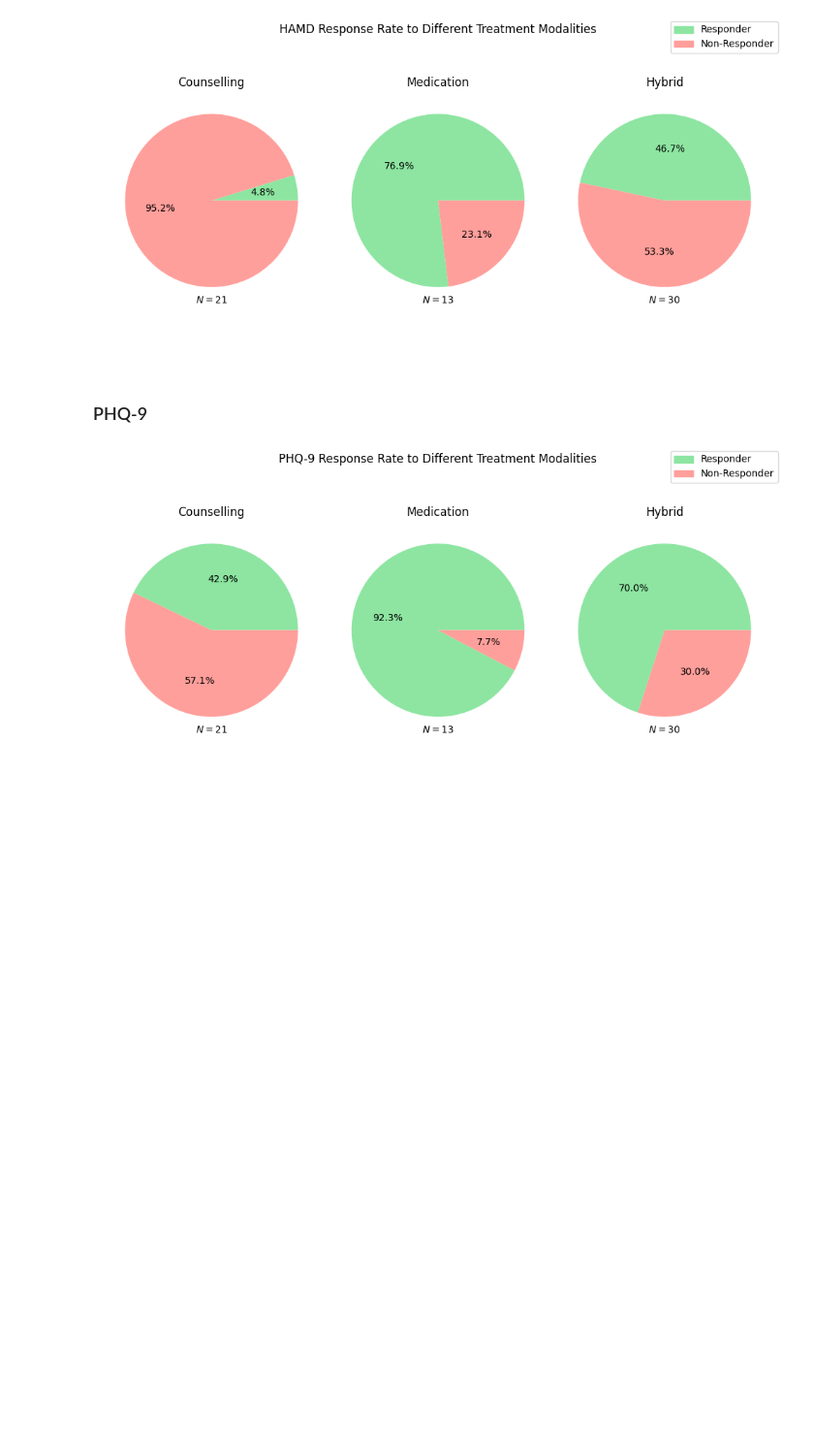
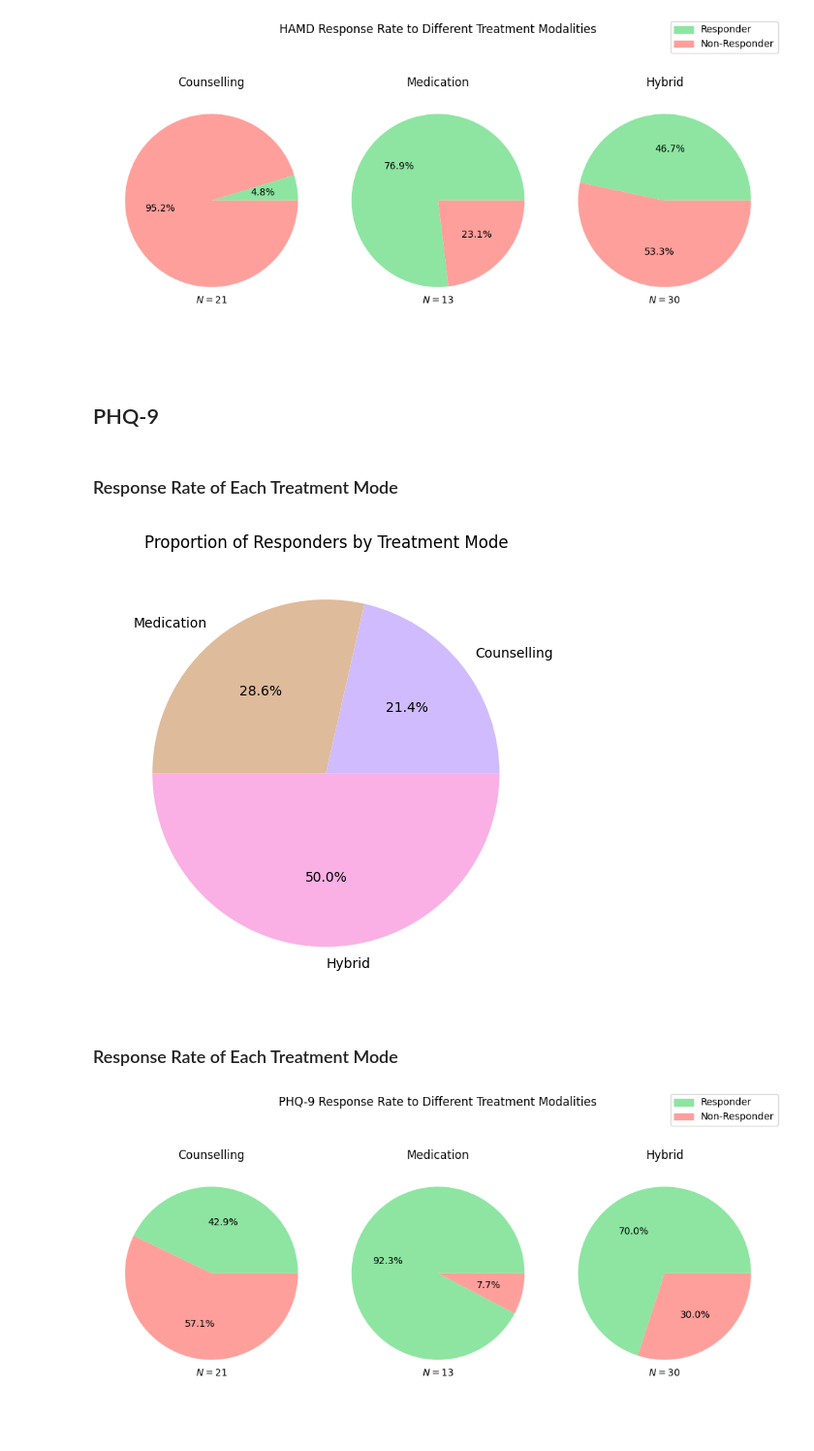
Before and after one commit to akaeii/telomere-mental-health, a Jupyter notebook: exploratory_data_analysis.ipynb, the cells around one changed output. Shown at 97% size. Drawn from its saved outputs; the diff is of its cells as text; code cells hidden in the pictures; blank space fills up the shorter version.

```diff
--- a/exploratory_data_analysis.ipynb
+++ b/exploratory_data_analysis.ipynb
@@ -184,7 +204,25 @@ hamd_response_fig.savefig("figures/HAMD Response Rate By Treatment Mode")
 # %% [output]
 [figure]
 # %% [markdown]
-<h3>PHQ-9</h3>
+<h2>PHQ-9</h2>
+# %% [markdown]
+<h3>Response Rate of Each Treatment Mode</h3>
+# %%
+phq9_responders_fig, phq9_responders_ax = plt.subplots(1,1, figsize=(5,5))
+
+plt.pie(x=phq9_responders.value_counts().sort_index(),
+        colors=pie_palette[4:],
+        autopct="%1.1f%%",
+        labels=mode_names)
+
+phq9_responders_ax.set(title="Proportion of Responders by Treatment Mode")
+
+phq9_responders_fig.tight_layout()
+phq9_responders_fig.savefig("figures/(PHQ9) Proportion of Responders by Treatment Mode.png", dpi=300)
+# %% [output]
+[figure, added]
+# %% [markdown]
+<h3>Response Rate of Each Treatment Mode</h3>
 # %%
 phq9_response_fig, phq9_response_ax = plt.subplots(1,3, figsize=(10,5))
 phq9_response_ax.flatten()
```
Also changed, not shown: parts of 20 cells of this notebook, 3 other files.
